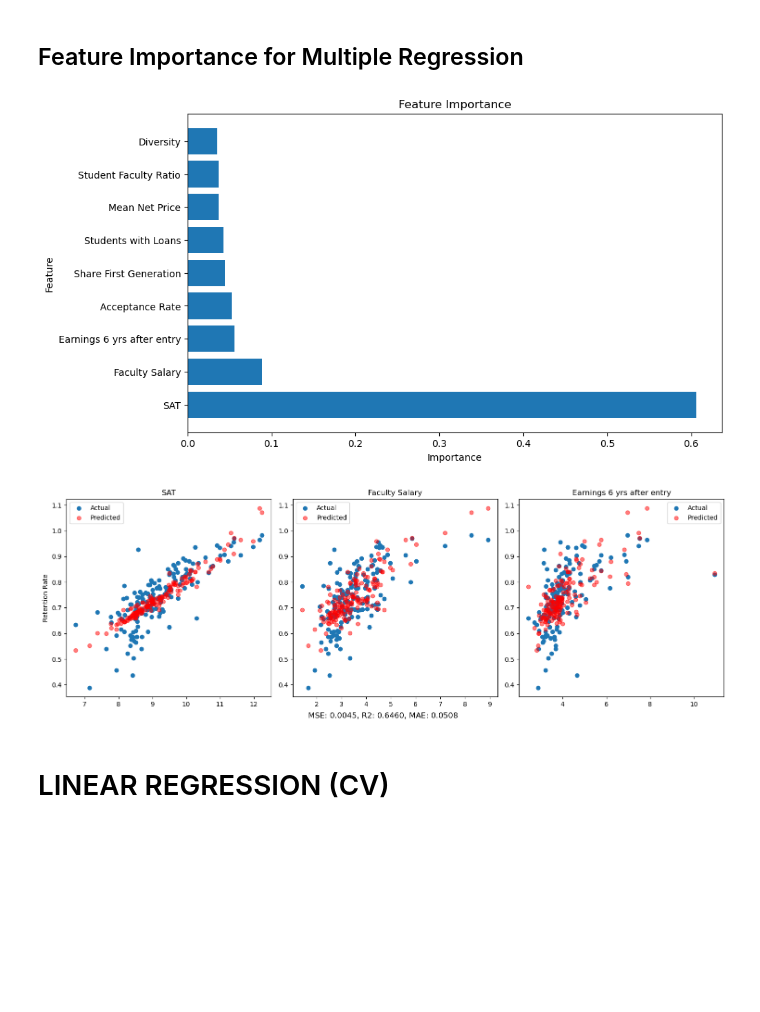
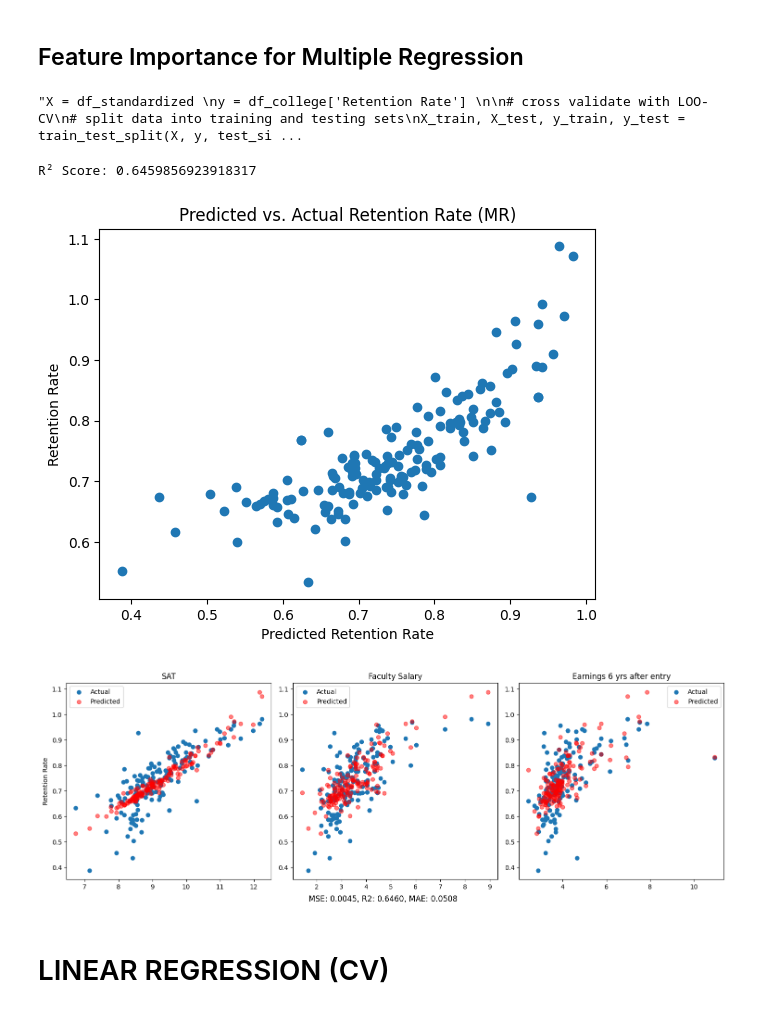
Before and after one commit to sahana-dhar/Understanding-Student-Retention-in-Higher-Education-, a Jupyter notebook: ML_testing.ipynb, the cells around one changed output. Cells and saved outputs as stored; diff of their text form; code cells hidden in the pictures; blank space fills up the shorter version.

```diff
--- a/ML_testing.ipynb
+++ b/ML_testing.ipynb
@@ -97,9 +97,9 @@ def rfr(cols):
     mae = mean_absolute_error(y_test, y_pred) #average absolute difference between the predicted and actual values and can be considered as an accuracy-like measure for regression
     residuals = y_test - y_pred
 
-    return {'mse':mse, 'r2':r2, 'mae':mae, 'residuals':residuals, 'X_test':X_test, 'y_test':y_test, 'y_pred':y_pred, 'features':cols}
+    return {'mse':mse, 'r2':r2, 'mae':mae, 'residuals':residuals, 'X_test':X_test, 'y_test':y_test, 'y_pred':y_pred, 'y':y, 'features':cols}
 # %%
-def viz_ML(model):
+def viz_ML(model, predicted=False, modeltype=None):
     """ visualize results of an ML model with scatter plots, plots actual values and predicted values
 
     Arguments:
@@ -116,6 +116,17 @@ def viz_ML(model):
     mse = model['mse']
     r2 = model['r2']
     mae = model['mae']
+
+    if predicted:
+        plt.scatter(y_test, y_pred)
+        plt.xlabel('Actual Retention Rate')
+        plt.xlabel('Predicted Retention Rate')
+        plt.ylabel('Retention Rate')
+        plt.title(f'Predicted vs. Actual Retention Rate ({modeltype})' )
+        r_squared = r2_score(y_test, y_pred)
+        print(f'R² Score: {r_squared}')
+        font_size = 9
+
 
     if num_features > 1:
         fig, axes = plt.subplots(nrows=1, ncols=num_features, figsize=(15, 5))
@@ -275,7 +292,7 @@ where $x_i$ refer to distinct features.
 # %% [markdown]
 ## Feature Importance for Multiple Regression
 # %%
-X = df_standardized
+"""X = df_standardized
 y = df_college['Retention Rate']
 
 # cross validate with LOO-CV
@@ -303,9 +320,9 @@ plt.barh(feature_importance_df['Feature'], feature_importance_df['Importance'])
 plt.xlabel('Importance')
 plt.ylabel('Feature')
 plt.title('Feature Importance')
-plt.show()
+plt.show()"""
 # %% [output]
-[figure, removed]
+"X = df_standardized \ny = df_college['Retention Rate'] \n\n# cross validate with LOO-CV\n# split data into training and testing sets\nX_train, X_test, y_train, y_test = train_test_split(X, y, test_si ...
 # %%
 from sklearn.linear_model import LinearRegression
 
@@ -319,35 +336,37 @@ def multiple_regression(cols):
         dictionary of relevant information of resulting model.
     """
     X = df_standardized[cols].to_numpy()
     y = df_college['Retention Rate'].to_numpy()
 
     # split the data
     X_train, X_test, y_train, y_test = train_test_split(X, y, test_size=0.2, random_state=42)
 
     # create Linear Regression object to model the data
     linear_regression = LinearRegression()
 
     # train the model
     linear_regression.fit(X_train, y_train)
 
     # make predictions on the test set
     y_pred = linear_regression.predict(X_test)
 
     # evaluate the model
     mse = mean_squared_error(y_test, y_pred)
     r2 = r2_score(y_test, y_pred)
     mae = mean_absolute_error(y_test, y_pred)
     residuals = y_test - y_pred
 
     return {'mse': mse, 'r2': r2, 'mae': mae, 'residuals': residuals, 'X_test': X_test, 'y_test': y_test, 'y_pred': y_pred, 'features': cols}
 
 # fit a Multiple Linear Regression model with the top 3 features
 multiple_reg_top_3_feats = multiple_regression(important_features[:3])
 
 # visualize the results
-viz_ML(multiple_reg_top_3_feats)
+viz_ML(multiple_reg_top_3_feats, True, 'MR')
 # %% [output]
+R² Score: 0.6459856923918317
-[figure, old version]
+[figure, new version]
+[figure, added]
 # %% [markdown]
 # LINEAR REGRESSION (CV)
 # %%
```
Also changed, not shown: parts of 4 cells of this notebook, 1 other file.
